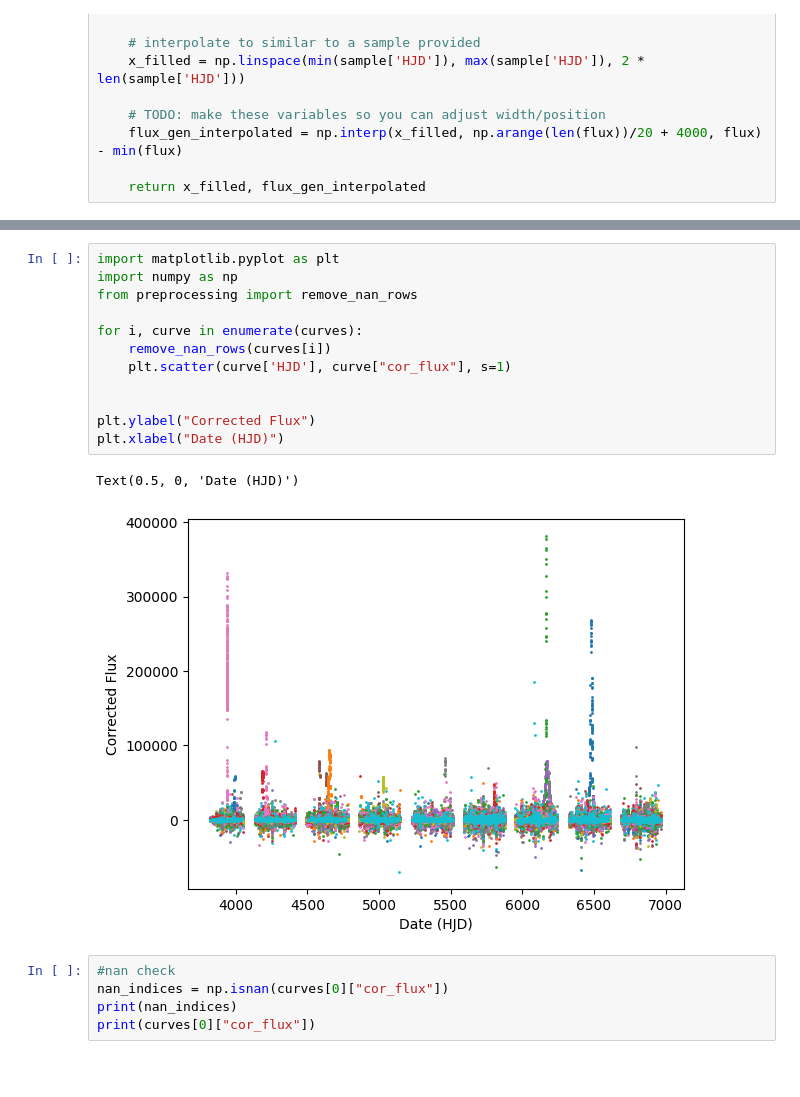
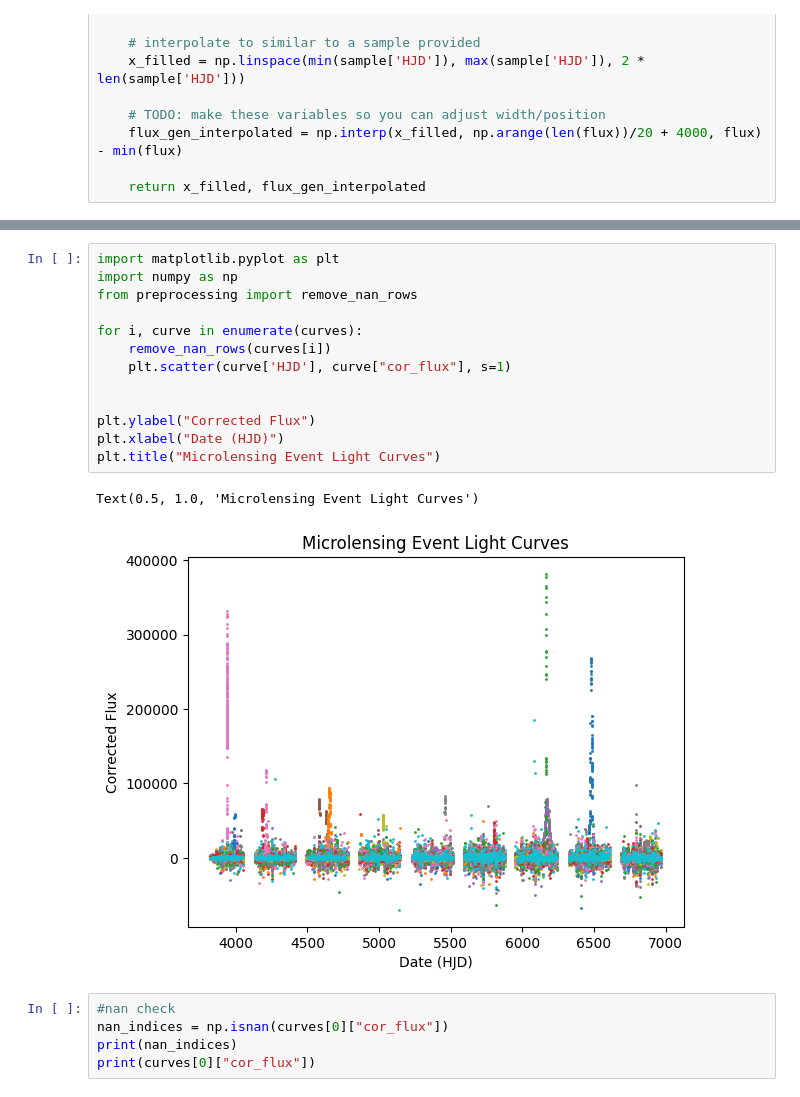
Before and after one commit to star-skelly/microlensing, a Jupyter notebook: mulens_ex.ipynb, the cells around one changed output, grey strips where cells are left out. Drawn from its saved outputs; the diff is of its cells as text; blank space fills up the shorter version.

```diff
--- a/mulens_ex.ipynb
+++ b/mulens_ex.ipynb
@@ -175,18 +182,19 @@ STD: 8739.091101437029
 # %%
 import matplotlib.pyplot as plt
 import numpy as np
 from preprocessing import remove_nan_rows
 
 for i, curve in enumerate(curves):
     remove_nan_rows(curves[i])
     plt.scatter(curve['HJD'], curve["cor_flux"], s=1)
 
 
 plt.ylabel("Corrected Flux")
 plt.xlabel("Date (HJD)")
+plt.title("Microlensing Event Light Curves")
 # %% [output]
-Text(0.5, 0, 'Date (HJD)')
+Text(0.5, 1.0, 'Microlensing Event Light Curves')
-[figure, old version]
+[figure, new version]
 # %%
 #nan check
 nan_indices = np.isnan(curves[0]["cor_flux"])
```
Also changed, not shown: parts of 3 cells of this notebook, 1 other file.
